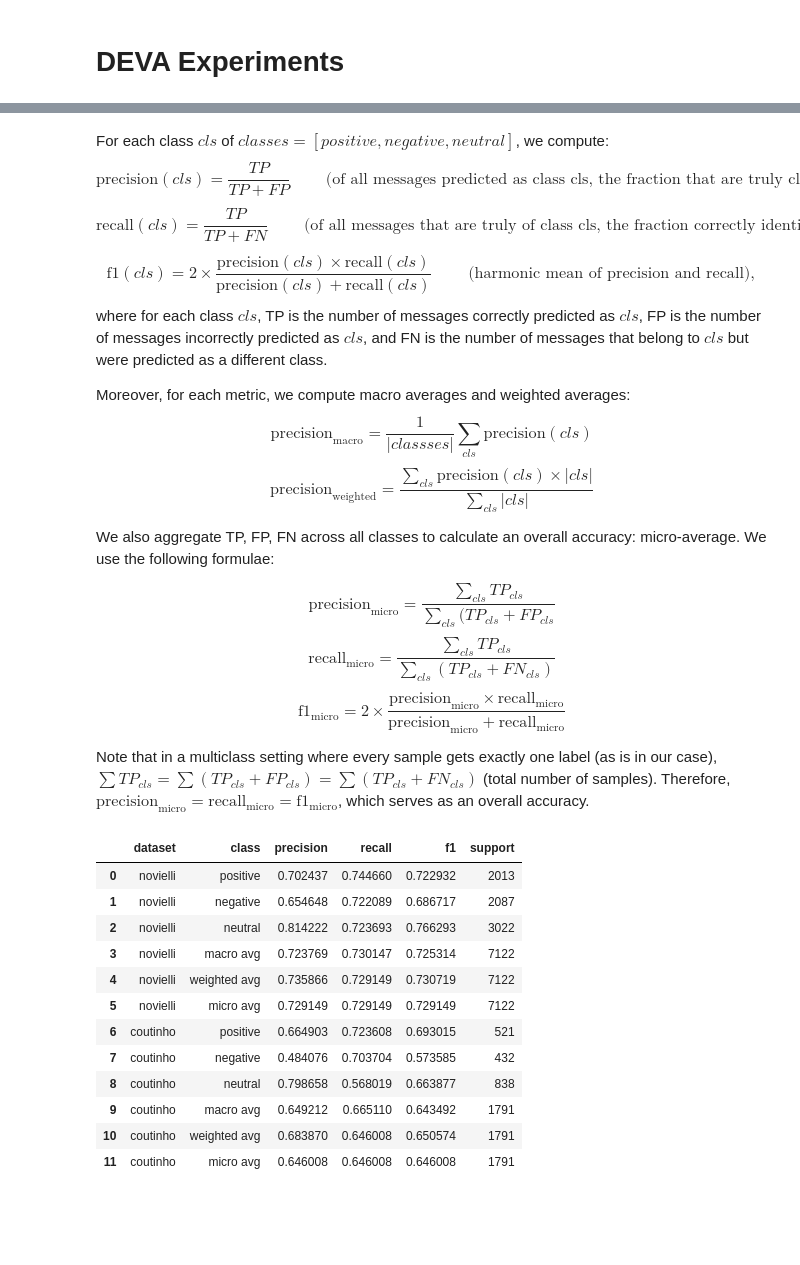
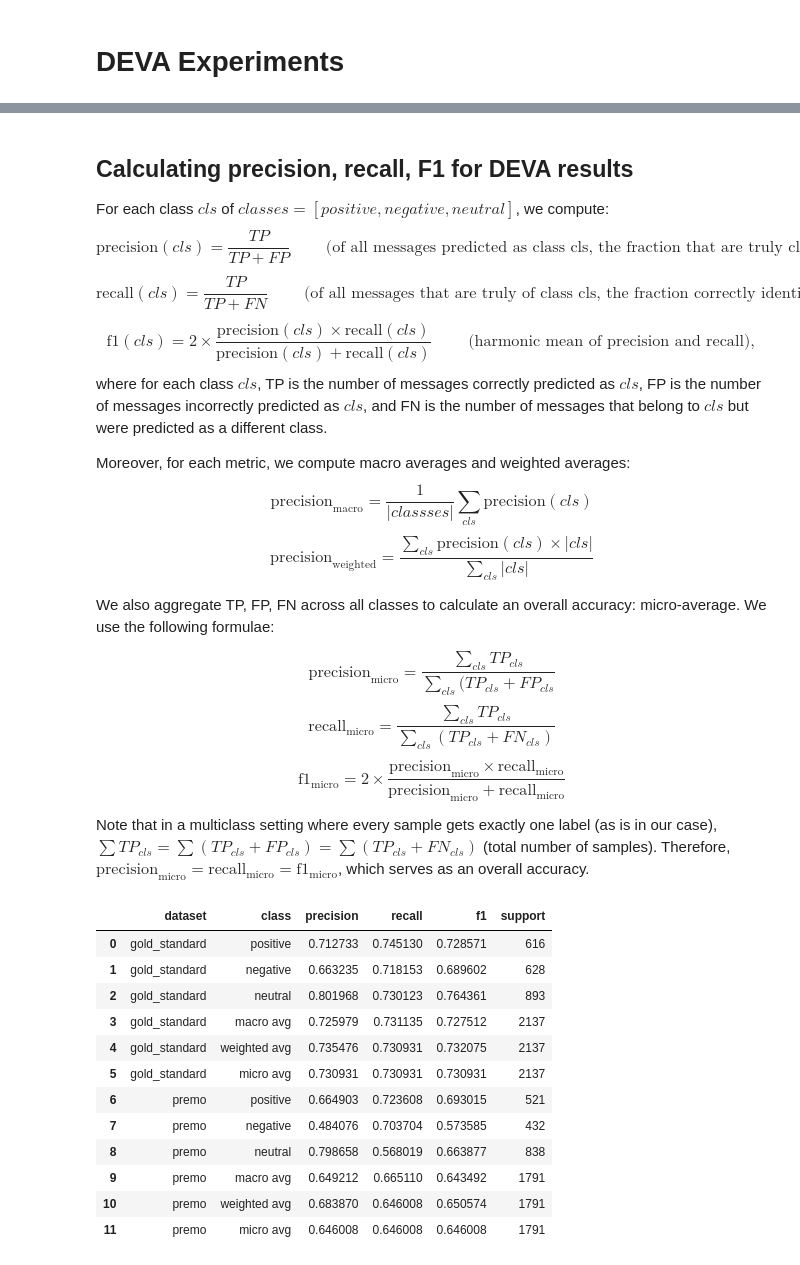
Before and after one commit to davidmrc6/bep, a Jupyter notebook: notebooks/main.ipynb, the cells around one changed output, grey strips where cells are left out. Cells and saved outputs as stored; diff of their text form; code cells hidden in the pictures; blank space fills up the shorter version.

```diff
--- a/notebooks/main.ipynb
+++ b/notebooks/main.ipynb
@@ -155,4 +174,6 @@ def parse_deva_output(filepath, dataset_label):
 # %%
-df_deva_novielli = parse_deva_output(DEVA_OUTPUT_DIR / "nov_gh_out.txt", "novielli")
-df_deva_novielli.head(5)
+v, a, l = parse_deva_output(DEVA_OUTPUT_DIR / "gold_standard_out.txt")
+df_gold_standard['valence'] = v
+
+df_gold_standard.head(5)
 # %% [output]
@@ -165,4 +186,6 @@ df_deva_novielli.head(5)
 # %%
-df_deva_coutinho = parse_deva_output(DEVA_OUTPUT_DIR / "cou_out.txt", "coutinho")
-df_deva_coutinho.head(5)
+v, a, l = parse_deva_output(DEVA_OUTPUT_DIR / "premo_out.txt")
+df_premo['valence'] = v
+
+df_premo.head(5)
 # %% [output]
@@ -274,0 +212,4 @@ df_merged_coutinho
+# %%
+df_gold_standard['deva_polarity'] = df_gold_standard['valence'].apply(valence_to_polarity)
+df_gold_standard = df_gold_standard.drop(columns=['valence'], errors='ignore')
+df_gold_standard
@@ -274,0 +230,4 @@ df_merged_coutinho
+# %%
+df_premo['deva_polarity'] = df_premo['valence'].apply(valence_to_polarity)
+df_premo = df_premo.drop(columns=['valence'], errors='ignore')
+df_premo
@@ -275,4 +248,6 @@ df_merged_coutinho
 # %% [markdown]
+## Calculating precision, recall, F1 for DEVA results
+
 For each class $cls$ of $classes=[positive, negative, neutral]$, we compute:
 $$\text{precision}(cls) = \frac{TP}{TP + FP}\;\;\;\;\;\;\;\;\text{(of all messages predicted as class cls, the fraction that are truly cls)}$$
 $$\text{recall}(cls) = \frac{TP}{TP + FN}\;\;\;\;\;\;\;\;\text{(of all messages that are truly of class cls, the fraction correctly identified)}$$
@@ -355,25 +330,25 @@ def compute_metrics(df, dataset_name, pred_col='deva_polarity', gold_col='polari
 
     return pd.DataFrame(rows)
 # %%
-metrics_novielli  = compute_metrics(df_merged_novielli,  'novielli')
-metrics_coutinho  = compute_metrics(df_merged_coutinho, 'coutinho')
+metrics_gold_standard = compute_metrics(df_gold_standard, 'gold_standard')
+metrics_premo = compute_metrics(df_premo, 'premo')
 
-metrics_all = pd.concat([metrics_novielli, metrics_coutinho], ignore_index=True)
+metrics_all = pd.concat([metrics_gold_standard, metrics_premo], ignore_index=True)
 metrics_all
 # %% [output]
 |  | dataset | class | precision | recall | f1 | support |
-| 0 | novielli | positive | 0.702437 | 0.744660 | 0.722932 | 2013 |
-| 1 | novielli | negative | 0.654648 | 0.722089 | 0.686717 | 2087 |
-| 2 | novielli | neutral | 0.814222 | 0.723693 | 0.766293 | 3022 |
-| 3 | novielli | macro avg | 0.723769 | 0.730147 | 0.725314 | 7122 |
-| 4 | novielli | weighted avg | 0.735866 | 0.729149 | 0.730719 | 7122 |
-| 5 | novielli | micro avg | 0.729149 | 0.729149 | 0.729149 | 7122 |
-| 6 | coutinho | positive | 0.664903 | 0.723608 | 0.693015 | 521 |
-| 7 | coutinho | negative | 0.484076 | 0.703704 | 0.573585 | 432 |
-| 8 | coutinho | neutral | 0.798658 | 0.568019 | 0.663877 | 838 |
-| 9 | coutinho | macro avg | 0.649212 | 0.665110 | 0.643492 | 1791 |
-| 10 | coutinho | weighted avg | 0.683870 | 0.646008 | 0.650574 | 1791 |
-| 11 | coutinho | micro avg | 0.646008 | 0.646008 | 0.646008 | 1791 |
+| 0 | gold_standard | positive | 0.712733 | 0.745130 | 0.728571 | 616 |
+| 1 | gold_standard | negative | 0.663235 | 0.718153 | 0.689602 | 628 |
+| 2 | gold_standard | neutral | 0.801968 | 0.730123 | 0.764361 | 893 |
+| 3 | gold_standard | macro avg | 0.725979 | 0.731135 | 0.727512 | 2137 |
+| 4 | gold_standard | weighted avg | 0.735476 | 0.730931 | 0.732075 | 2137 |
+| 5 | gold_standard | micro avg | 0.730931 | 0.730931 | 0.730931 | 2137 |
+| 6 | premo | positive | 0.664903 | 0.723608 | 0.693015 | 521 |
+| 7 | premo | negative | 0.484076 | 0.703704 | 0.573585 | 432 |
+| 8 | premo | neutral | 0.798658 | 0.568019 | 0.663877 | 838 |
+| 9 | premo | macro avg | 0.649212 | 0.665110 | 0.643492 | 1791 |
+| 10 | premo | weighted avg | 0.683870 | 0.646008 | 0.650574 | 1791 |
+| 11 | premo | micro avg | 0.646008 | 0.646008 | 0.646008 | 1791 |
 # %% [markdown]
 Note: the weighted average in the results is higher than the macro average mostly because the model seems to do much better on neutral text.
 
```
Also changed, not shown: parts of 50 cells of this notebook, 19 other files.
